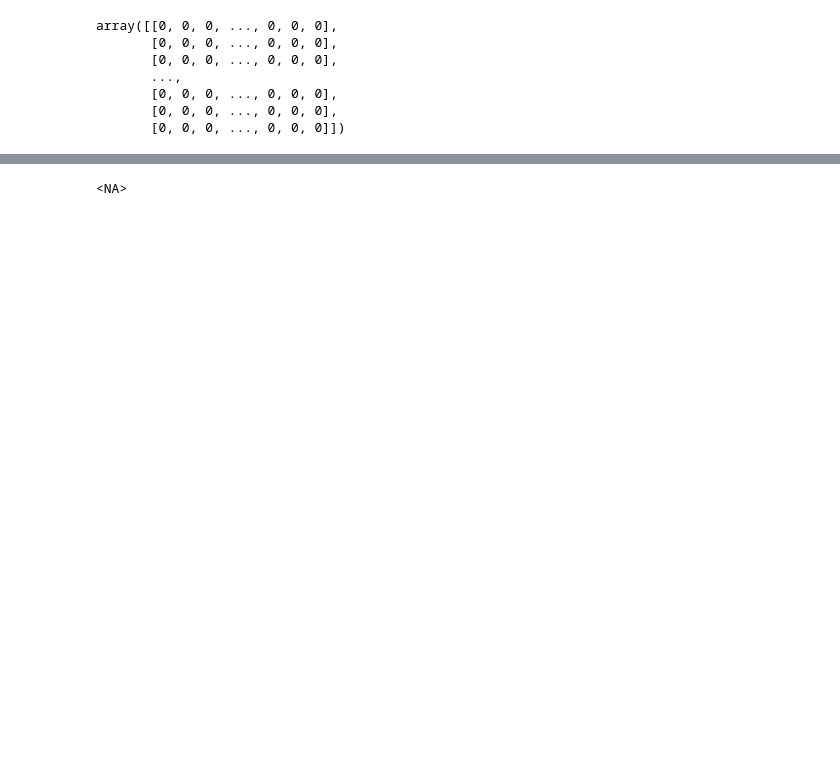
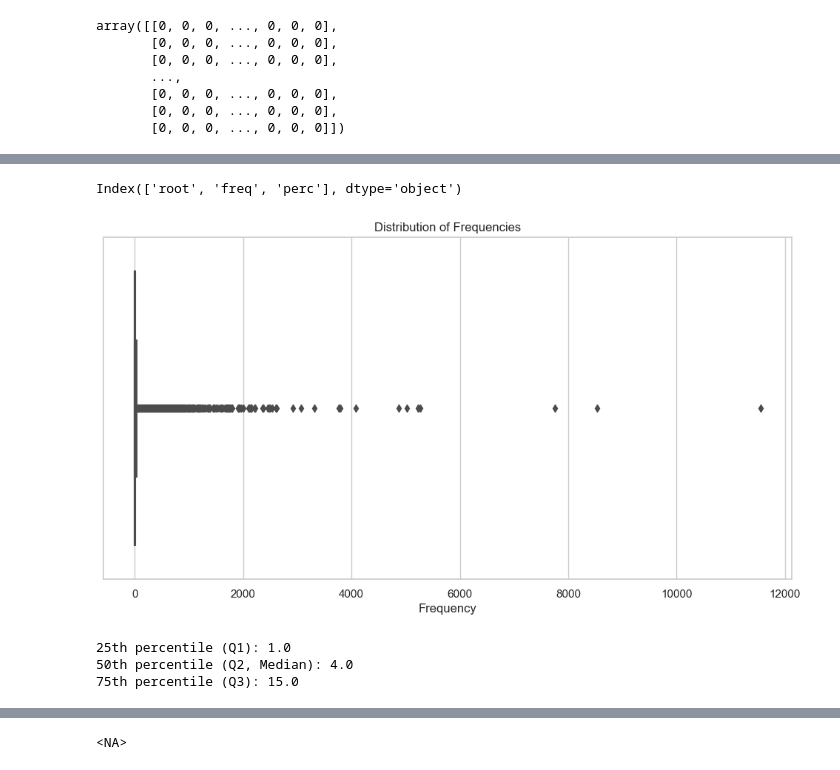
Before and after one commit to damnpav/news_analysis, a Jupyter notebook: _3_text_preparing.ipynb, the cells around one changed output, grey strips where cells are left out. Saved outputs shown, nothing was run; the diff lists cells and outputs as text; code cells hidden in the pictures; blank space fills up the shorter version.

```diff
--- a/_3_text_preparing.ipynb
+++ b/_3_text_preparing.ipynb
@@ -270,0 +307,4 @@ X.shape
+# %%
+column_sums = pd.read_excel('most_frequent_tokens.xlsx')
+# %%
+tokens_df = column_sums.rename(columns={'index': 'token'})
@@ -270,0 +331,4 @@ X.shape
+# %%
+tokens_df['root'] = tokens_df['token'].apply(lambda x: stemmer.stem(x))
+# %%
+rooted_tokens_df = tokens_df[['root', 'freq']].groupby('root').agg({'freq': 'sum'}).reset_index()
@@ -270,0 +355,4 @@ X.shape
+# %%
+rooted_tokens_df.columns
+# %% [output]
+Index(['root', 'freq', 'perc'], dtype='object')
@@ -270,0 +362,28 @@ X.shape
+# %%
+sns.set(style="whitegrid")
+plt.figure(figsize=(12, 6))
+
+# Create a box plot for the 'freq' column
+sns.boxplot(x=rooted_tokens_df['freq'])
+
+# Add title and labels
+plt.title("Distribution of Frequencies")
+plt.xlabel("Frequency")
+
+# Display the plot
+plt.show()
+# %% [output]
+[figure, added]
+# %%
+q1 = rooted_tokens_df['freq'].quantile(0.25)
+q2 = rooted_tokens_df['freq'].quantile(0.5)
+q3 = rooted_tokens_df['freq'].quantile(0.75)
+
+# Print quantiles
+print(f"25th percentile (Q1): {q1}")
+print(f"50th percentile (Q2, Median): {q2}")
+print(f"75th percentile (Q3): {q3}")
+# %% [output]
+25th percentile (Q1): 1.0
+50th percentile (Q2, Median): 4.0
+75th percentile (Q3): 15.0
```
Also changed, not shown: parts of 100 cells of this notebook.
